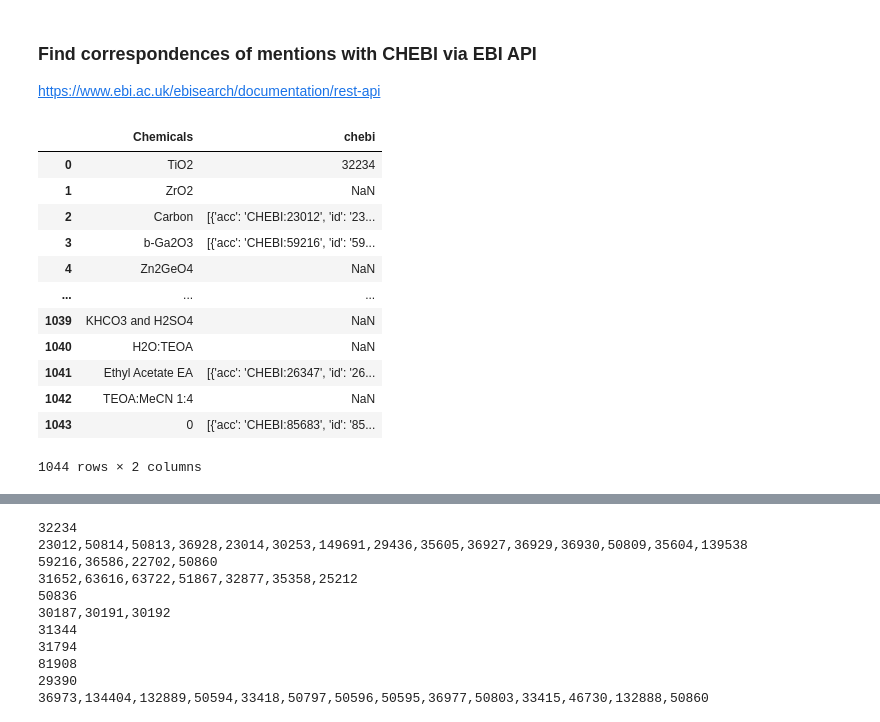
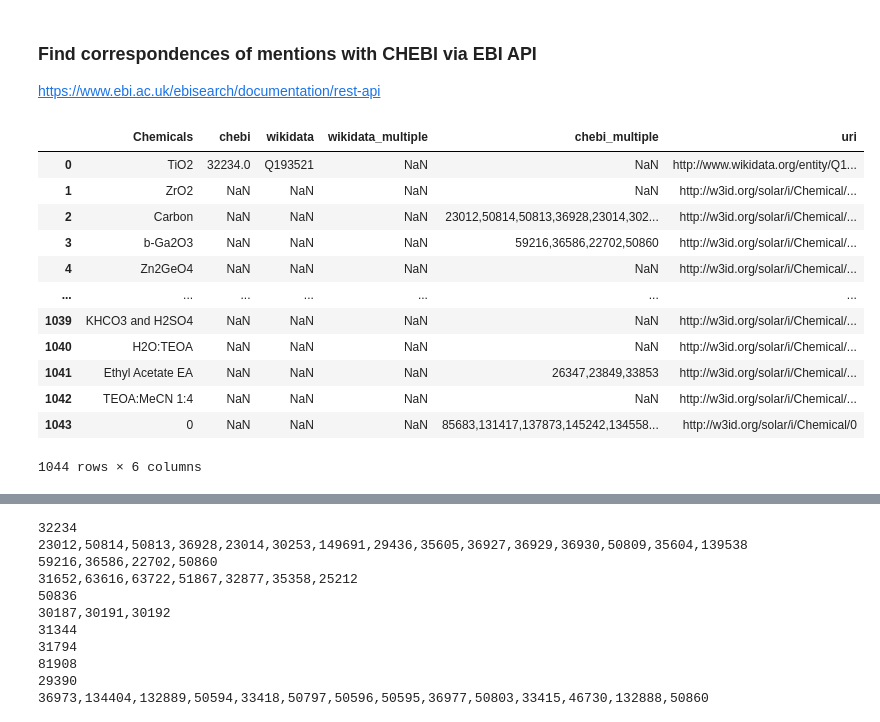
Before and after one commit to SolarChem/solarchem-ontology, a Jupyter notebook: knowledge-graph/kg-construction.ipynb, the cells around one changed output, grey strips where cells are left out. Cells and saved outputs as stored; diff of their text form; code cells hidden in the pictures.

```diff
--- a/knowledge-graph/kg-construction.ipynb
+++ b/knowledge-graph/kg-construction.ipynb
@@ -465,19 +483,19 @@ chems_df
 ### Find correspondences of mentions with CHEBI via EBI API
 https://www.ebi.ac.uk/ebisearch/documentation/rest-api
 # %%
-chems_df = pd.read_csv("data/chemicals.csv")
+chems_df = pd.read_csv("data/chemicals.csv", dtype={'chebi': str})
 chems_df
 # %% [output]
-|  | Chemicals | chebi |
-| 0 | TiO2 | 32234 |
-| 1 | ZrO2 | NaN |
-| 2 | Carbon | [{'acc': 'CHEBI:23012', 'id': '23... |
-| 3 | b-Ga2O3 | [{'acc': 'CHEBI:59216', 'id': '59... |
-| 4 | Zn2GeO4 | NaN |
-| ... | ... | ... |
-| 1039 | KHCO3 and H2SO4 | NaN |
-| 1040 | H2O:TEOA | NaN |
-| 1041 | Ethyl Acetate EA | [{'acc': 'CHEBI:26347', 'id': '26... |
-| 1042 | TEOA:MeCN 1:4 | NaN |
-| 1043 | 0 | [{'acc': 'CHEBI:85683', 'id': '85... |
+|  | Chemicals | chebi | wikidata | wikidata_multiple | chebi_multiple | uri |
+| 0 | TiO2 | 32234.0 | Q193521 | NaN | NaN | http://www.wikidata.org/entity/Q1... |
+| 1 | ZrO2 | NaN | NaN | NaN | NaN | http://w3id.org/solar/i/Chemical/... |
+| 2 | Carbon | NaN | NaN | NaN | 23012,50814,50813,36928,23014,302... | http://w3id.org/solar/i/Chemical/... |
+| 3 | b-Ga2O3 | NaN | NaN | NaN | 59216,36586,22702,50860 | http://w3id.org/solar/i/Chemical/... |
+| 4 | Zn2GeO4 | NaN | NaN | NaN | NaN | http://w3id.org/solar/i/Chemical/... |
+| ... | ... | ... | ... | ... | ... | ... |
+| 1039 | KHCO3 and H2SO4 | NaN | NaN | NaN | NaN | http://w3id.org/solar/i/Chemical/... |
+| 1040 | H2O:TEOA | NaN | NaN | NaN | NaN | http://w3id.org/solar/i/Chemical/... |
+| 1041 | Ethyl Acetate EA | NaN | NaN | NaN | 26347,23849,33853 | http://w3id.org/solar/i/Chemical/... |
+| 1042 | TEOA:MeCN 1:4 | NaN | NaN | NaN | NaN | http://w3id.org/solar/i/Chemical/... |
+| 1043 | 0 | NaN | NaN | NaN | 85683,131417,137873,145242,134558... | http://w3id.org/solar/i/Chemical/0 |
-1044 rows × 2 columns
+1044 rows × 6 columns
```
Also changed, not shown: parts of 20 cells of this notebook, 2 other files.
